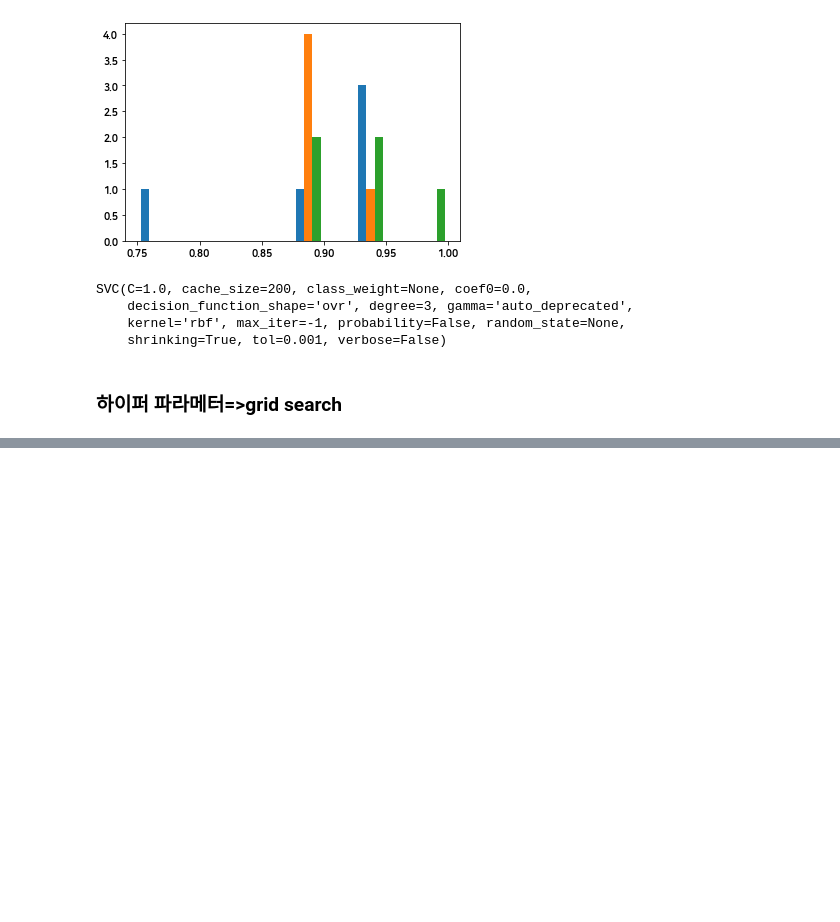
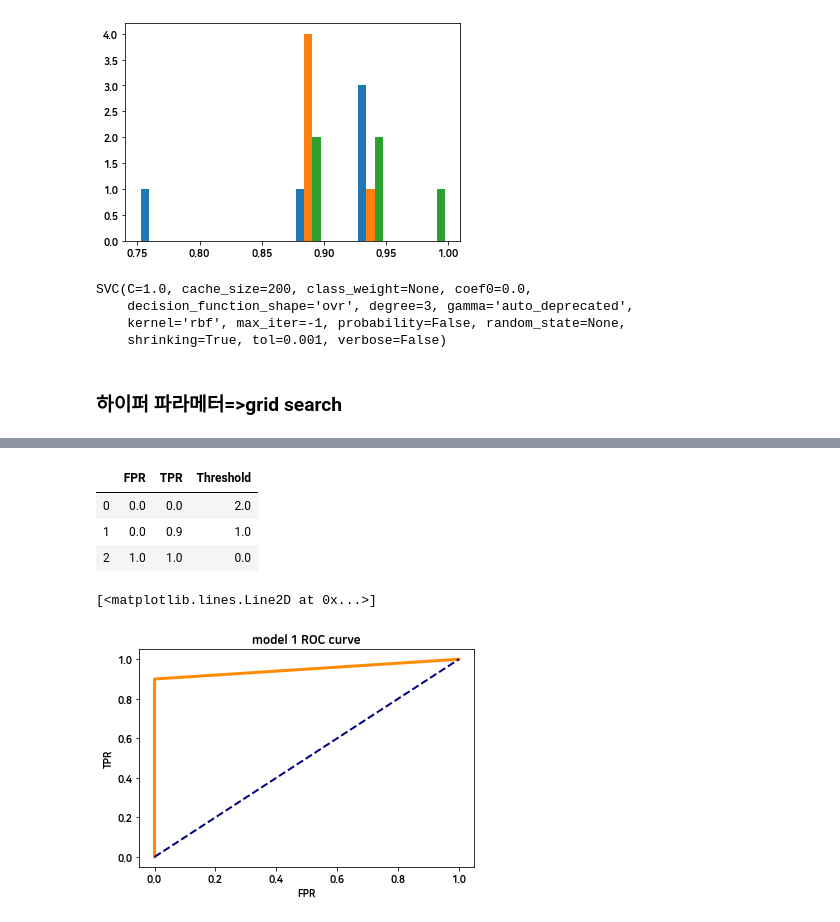
Before and after one commit to Yusubin/jupyter, a Jupyter notebook: data08/농구.ipynb, the cells around one changed output, grey strips where cells are left out. Saved outputs shown, nothing was run; the diff lists cells and outputs as text; code cells hidden in the pictures; blank space fills up the shorter version.

```diff
--- a/data08/농구.ipynb
+++ b/data08/농구.ipynb
@@ -158,0 +309,3 @@ def print_test_metrics(model, X_test):
+# %%
+y_pred_proba = best_model.predict_proba(X_test)[:, 1]
+y_pred_proba
@@ -158,0 +315,6 @@ def print_test_metrics(model, X_test):
+# %%
+for_roc_df = pd.DataFrame({
+    'y_test' : y_test,
+    'y_pred_proba' : y_pred_proba
+})
+for_roc_df
@@ -158,0 +339,3 @@ def print_test_metrics(model, X_test):
+# %%
+for_roc_df['y_test'] = encoder.fit_transform(for_roc_df['y_test'])
+for_roc_df
@@ -158,0 +380,25 @@ def print_test_metrics(model, X_test):
+# %%
+fpr, tpr, thresholds = roc_curve(for_roc_df.y_test,for_roc_df.y_pred_proba)
+
+roc = pd.DataFrame({
+'FPR': fpr,
+'TPR': tpr,
+'Threshold': thresholds
+})
+# %%
+roc
+# %% [output]
+|  | FPR | TPR | Threshold |
+| 0 | 0.0 | 0.0 | 2.0 |
+| 1 | 0.0 | 0.9 | 1.0 |
+| 2 | 1.0 | 1.0 | 0.0 |
+# %%
+plt.plot(fpr, tpr,   color="darkorange", lw=3,)
+plt.title('model 1 ROC curve')
+plt.xlabel('FPR')
+plt.ylabel('TPR');
+
+plt.plot([0, 1], [0, 1], color="navy", lw=2, linestyle="--")
+# %% [output]
+[<matplotlib.lines.Line2D at 0x...>]
+[figure, added]
```
Also changed, not shown: parts of 19 cells of this notebook, 4 other files.
